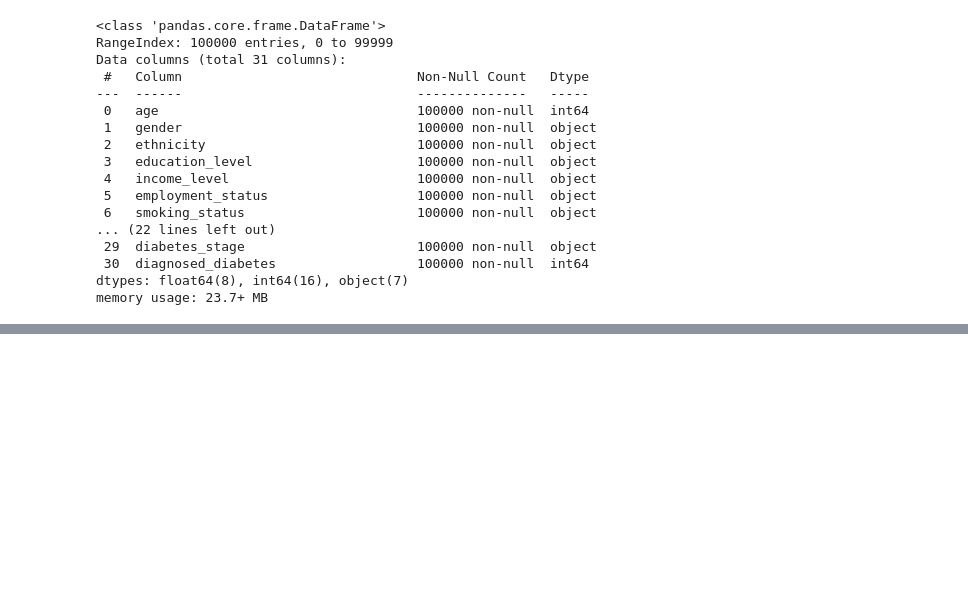
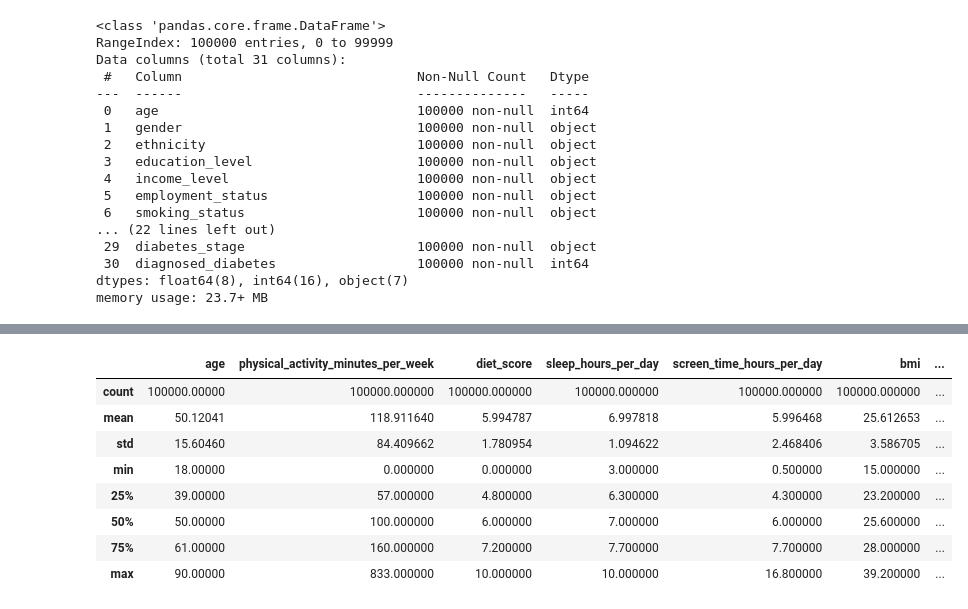
Before and after one commit to plamensve/diabets_health_indicators, a Jupyter notebook: notebooks/01_overview.ipynb, the cells around one changed output, grey strips where cells are left out. Saved outputs shown, nothing was run; the diff lists cells and outputs as text; code cells hidden in the pictures; blank space fills up the shorter version.

Commit message:
ADD: statistical analysis of numerical features

```diff
--- a/notebooks/01_overview.ipynb
+++ b/notebooks/01_overview.ipynb
@@ -83,0 +105,23 @@ feature_distribution(data, categorical_features, cols=3)
+# %%
+numerical_features = data[
+    [   'age',
+        'physical_activity_minutes_per_week', 'diet_score', 'sleep_hours_per_day',
+        'screen_time_hours_per_day', 'bmi', 'waist_to_hip_ratio',
+        'systolic_bp', 'diastolic_bp', 'heart_rate',
+        'cholesterol_total', 'hdl_cholesterol', 'ldl_cholesterol',
+        'triglycerides', 'glucose_fasting', 'glucose_postprandial',
+        'insulin_level', 'hba1c', 'diabetes_risk_score'
+    ]
+]
+# %%
+numerical_features.describe()
+# %% [output]
+|  | age | physical_activity_minutes_per_week | diet_score | sleep_hours_per_day | screen_time_hours_per_day | bmi | ... |
+| count | 100000.00000 | 100000.000000 | 100000.000000 | 100000.000000 | 100000.000000 | 100000.000000 | ... |
+| mean | 50.12041 | 118.911640 | 5.994787 | 6.997818 | 5.996468 | 25.612653 | ... |
+| std | 15.60460 | 84.409662 | 1.780954 | 1.094622 | 2.468406 | 3.586705 | ... |
+| min | 18.00000 | 0.000000 | 0.000000 | 3.000000 | 0.500000 | 15.000000 | ... |
+| 25% | 39.00000 | 57.000000 | 4.800000 | 6.300000 | 4.300000 | 23.200000 | ... |
+| 50% | 50.00000 | 100.000000 | 6.000000 | 7.000000 | 6.000000 | 25.600000 | ... |
+| 75% | 61.00000 | 160.000000 | 7.200000 | 7.700000 | 7.700000 | 28.000000 | ... |
+| max | 90.00000 | 833.000000 | 10.000000 | 10.000000 | 16.800000 | 39.200000 | ... |
```
Also changed, not shown: parts of 5 cells of this notebook.
